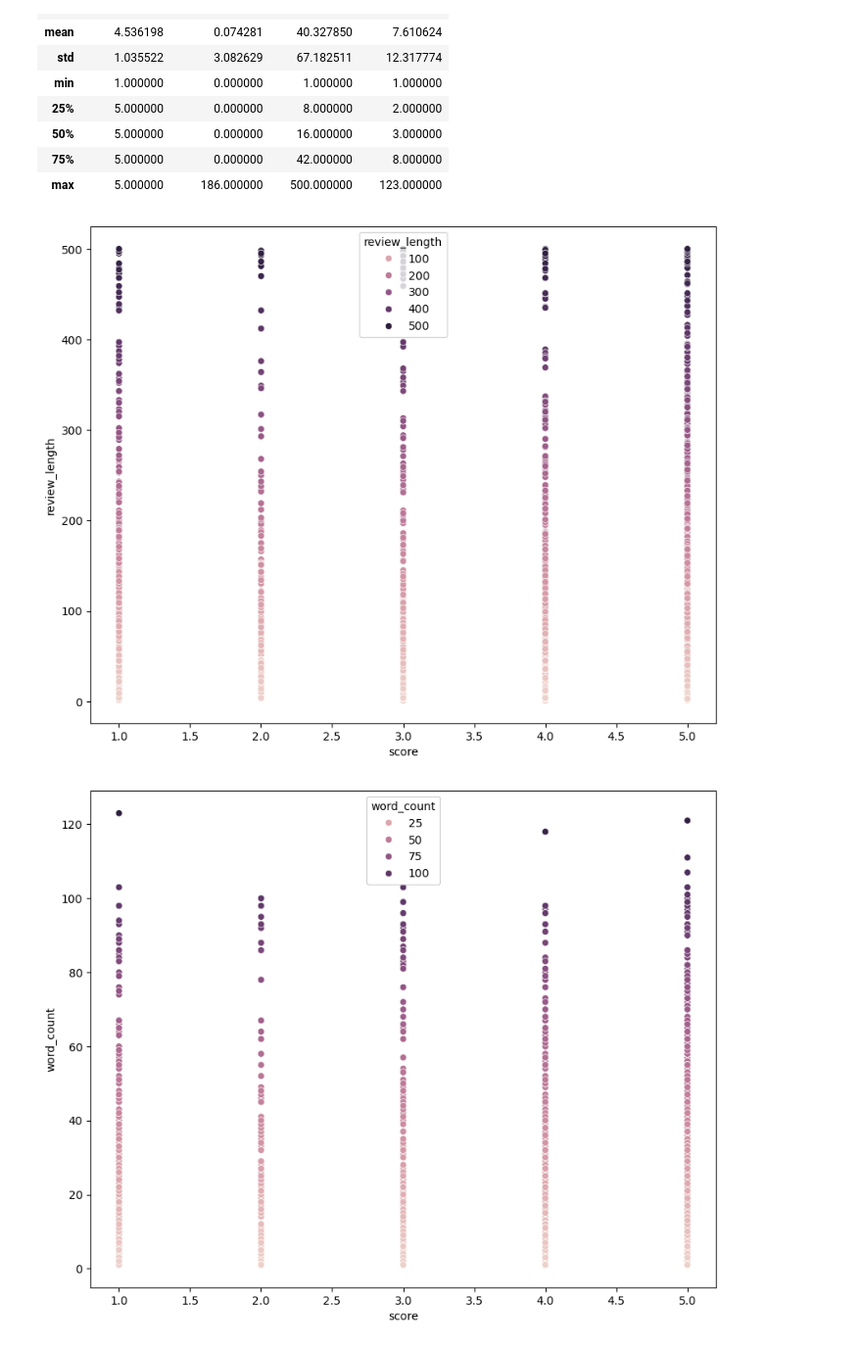
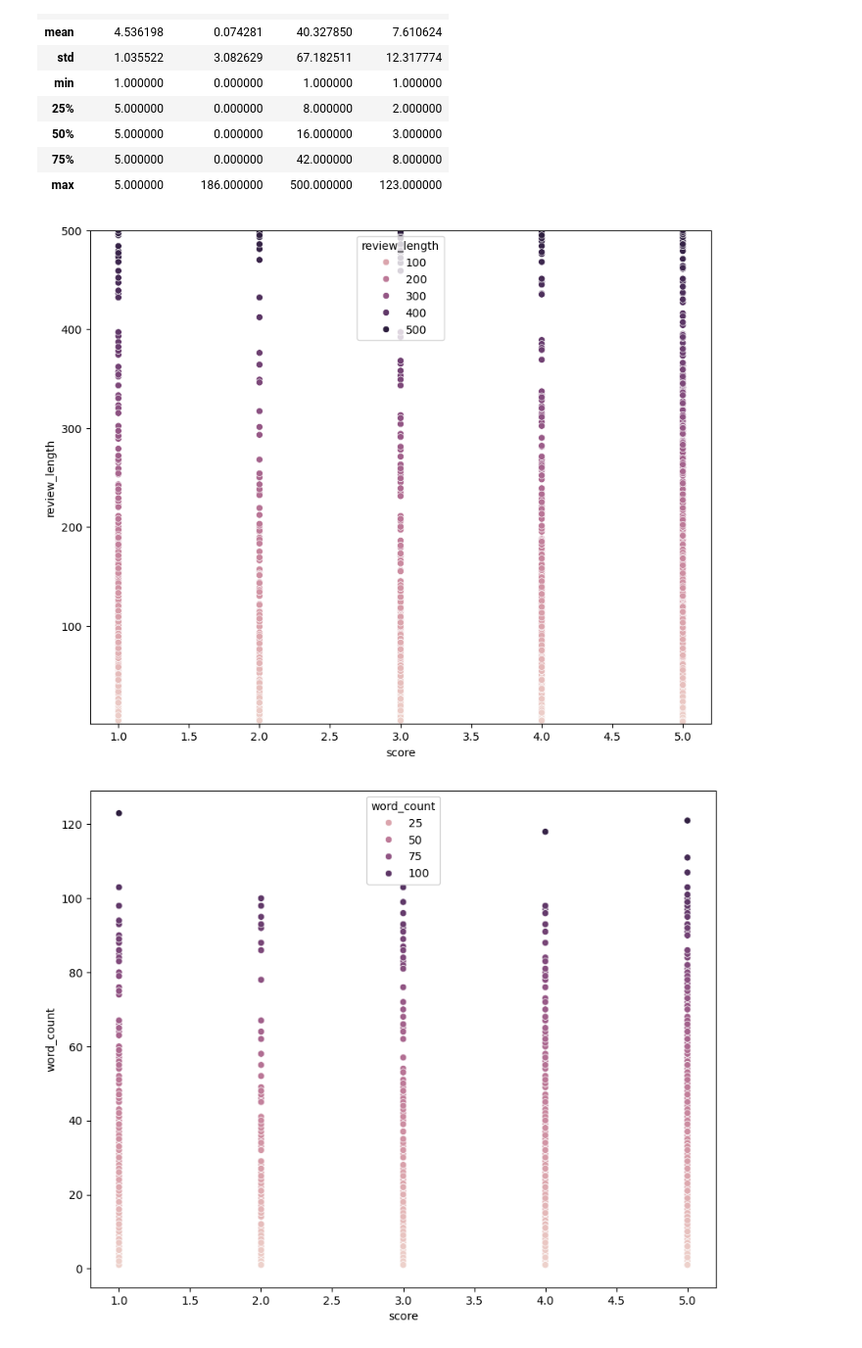
Before and after one commit to MaukanMir/Chat-GPT-Reviews-Sentiment-Analysis, a Jupyter notebook: training.ipynb, the cells around one changed output. Shown at 98% size. Saved outputs shown, nothing was run; the diff lists cells and outputs as text; code cells hidden in the pictures.

```diff
--- a/training.ipynb
+++ b/training.ipynb
@@ -126,9 +126,11 @@ df.describe()
 # %%
 plt.figure(figsize=(10, 8))
 sns.scatterplot(data=df, x="score", y="review_length", hue="review_length")
+plt.ylim(df["review_length"].min(), df["review_length"].max())
+plt.yscale('linear')
 plt.show()
 # %% [output]
-[figure, old version]
+[figure, new version]
 # %%
 plt.figure(figsize=(10, 8))
 sns.scatterplot(data=df, x="score", y="word_count", hue="word_count")
```
Also changed, not shown: parts of 1 cell of this notebook.
